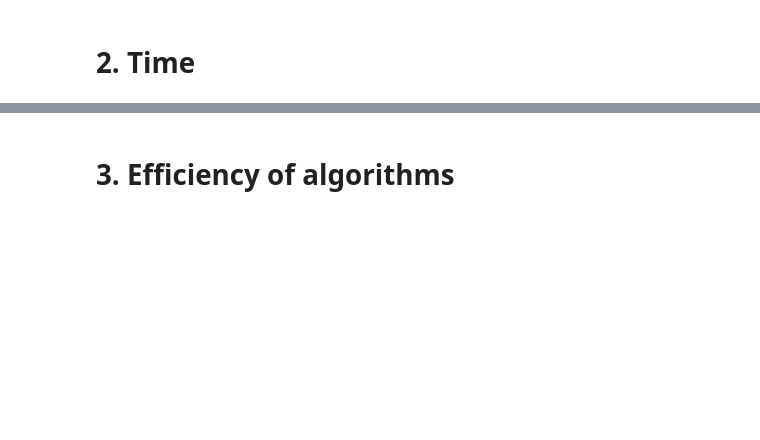
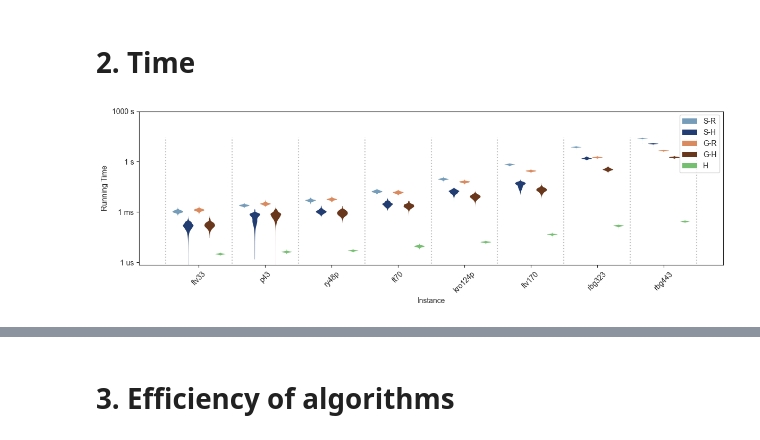
Before and after one commit to ja-nina/BioInspiredAlgosAndModels, a Jupyter notebook: reports/first_viz.ipynb, the cells around one changed output, grey strips where cells are left out. Cells and saved outputs as stored; diff of their text form; code cells hidden in the pictures; blank space fills up the shorter version.

```diff
--- a/reports/first_viz.ipynb
+++ b/reports/first_viz.ipynb
@@ -174,17 +200,19 @@ with sns.axes_style("whitegrid"):
 # %% [markdown]
 # 2. Time
 # %%
-fig, ax = plt.subplots(1, 1, figsize=(8, 4))
-plot_violin_by_attr(all_res_df, ["steepest-search", "greedy-search", "nn-heuristic"], selected_instances, "time", ax)
+fig, ax = plt.subplots(1, 1, figsize=(12, 4))
+plot_violin_by_attr(all_res_df, [*LS_METHODS, *LS_NN_METHODS, "H"], selected_instances, "time", ax)
 
 ax.legend()
 ax.set_ylabel("Running Time")
 ax.set_xlabel("Instance")
 plt.yscale('log')
 plt.yticks([10**i for i in range(3, 13, 3)], ["1 us", "1 ms", "1 s", "1000 s"])
 plt.tight_layout()
 plt.savefig("plots/1/violin_time.png")
 plt.show()
+# %% [output]
+[figure, added]
 # %%
 with sns.axes_style("whitegrid"):
     fig, ax = plt.subplots(1, 1, figsize=(12, 4))
```
Also changed, not shown: parts of 20 cells of this notebook.
